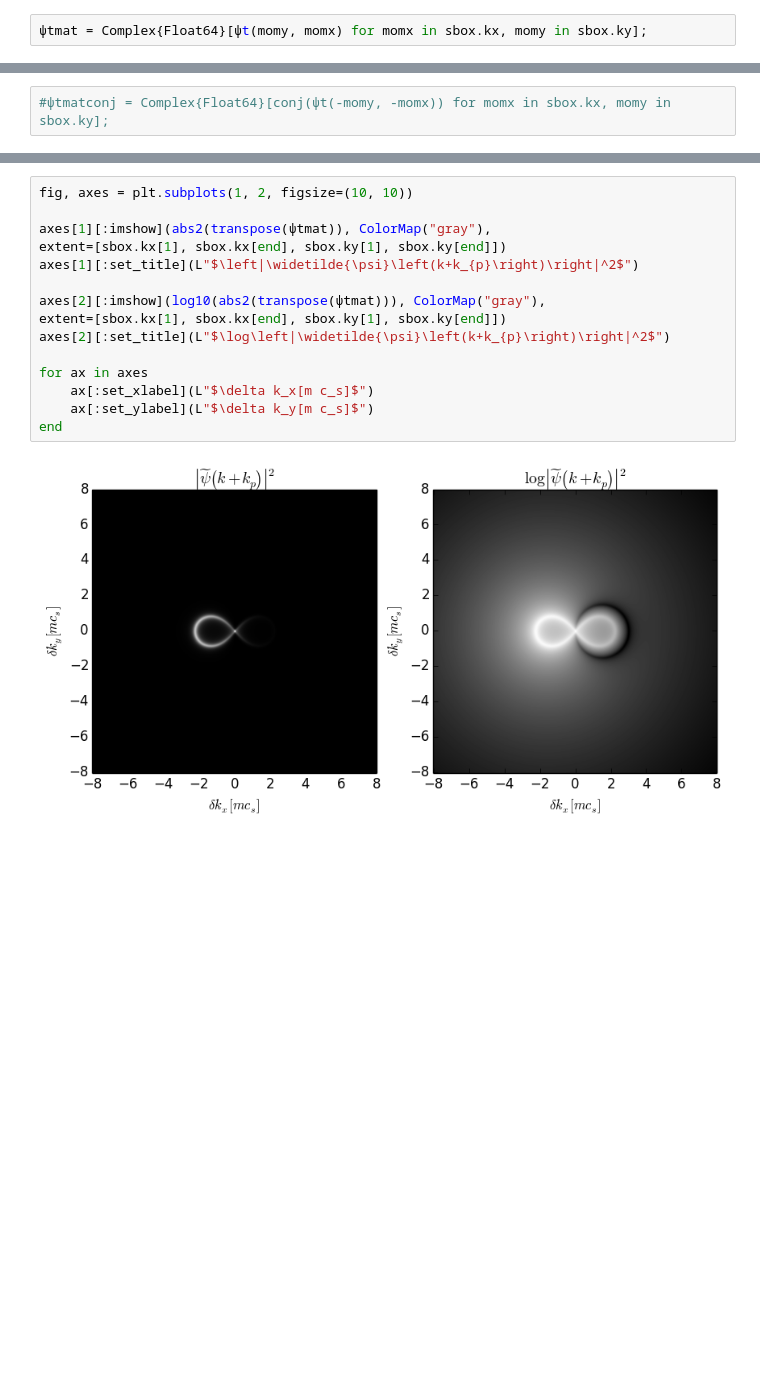
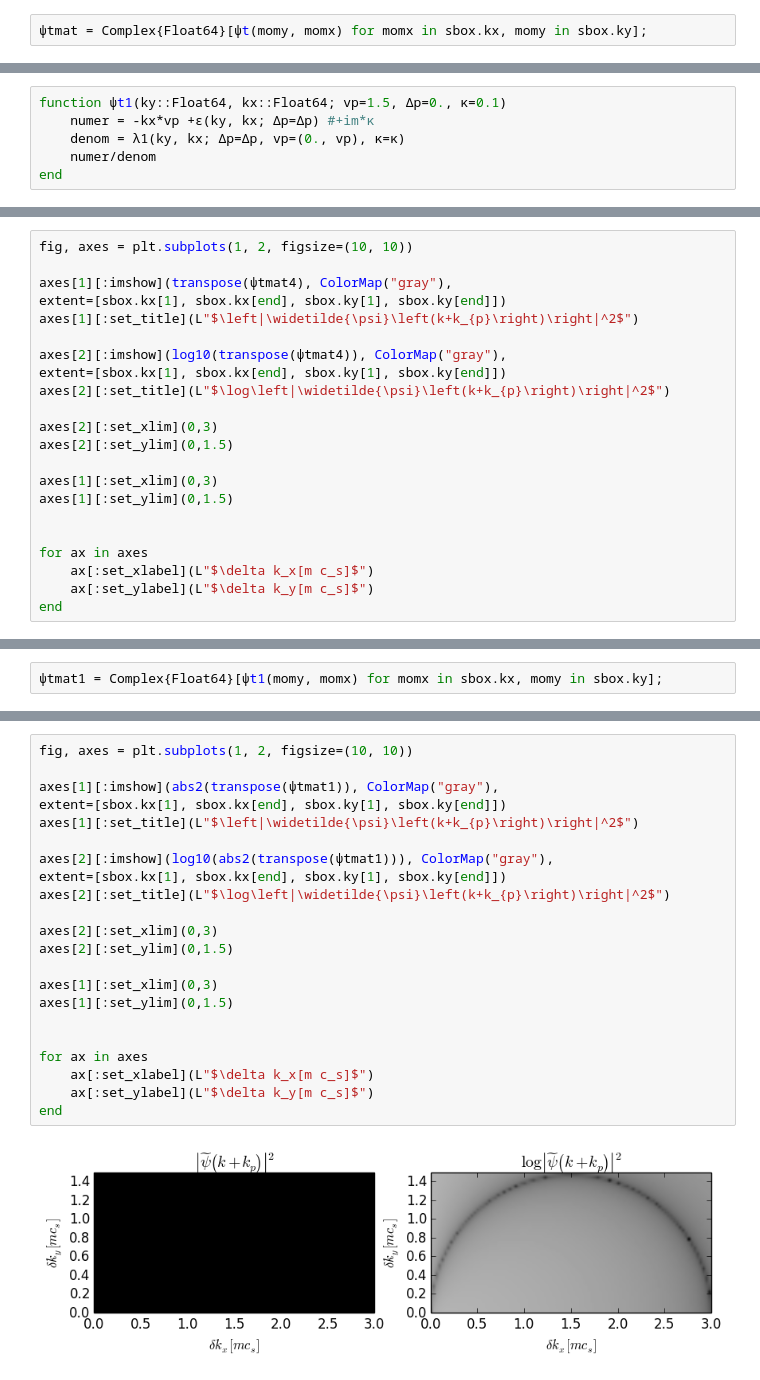
Before and after one commit to berceanu/notebooks, a Jupyter notebook: julia/fano.ipynb, the cells around one changed output, grey strips where cells are left out. Cells and saved outputs as stored; diff of their text form; blank space fills up the shorter version.

```diff
--- a/julia/fano.ipynb
+++ b/julia/fano.ipynb
@@ -50,0 +82,6 @@ end
+# %%
+function ψt1(ky::Float64, kx::Float64; vp=1.5, Δp=0., κ=0.1)
+    numer = -kx*vp +ε(ky, kx; Δp=Δp) #+im*κ
+    denom = λ1(ky, kx; Δp=Δp, vp=(0., vp), κ=κ)
+    numer/denom
+end
@@ -50,0 +156,22 @@ end
+# %%
+fig, axes = plt.subplots(1, 2, figsize=(10, 10))
+
+axes[1][:imshow](transpose(ψtmat4), ColorMap("gray"),
+extent=[sbox.kx[1], sbox.kx[end], sbox.ky[1], sbox.ky[end]])
+axes[1][:set_title](L"$\left|\widetilde{\psi}\left(k+k_{p}\right)\right|^2$")
+
+axes[2][:imshow](log10(transpose(ψtmat4)), ColorMap("gray"),
+extent=[sbox.kx[1], sbox.kx[end], sbox.ky[1], sbox.ky[end]])
+axes[2][:set_title](L"$\log\left|\widetilde{\psi}\left(k+k_{p}\right)\right|^2$")
+
+axes[2][:set_xlim](0,3)
+axes[2][:set_ylim](0,1.5)
+
+axes[1][:set_xlim](0,3)
+axes[1][:set_ylim](0,1.5)
+
+
+for ax in axes
+    ax[:set_xlabel](L"$\delta k_x[m c_s]$")
+    ax[:set_ylabel](L"$\delta k_y[m c_s]$")
+end
@@ -51,2 +180,2 @@ end
 # %%
-#ψtmatconj = Complex{Float64}[conj(ψt(-momy, -momx)) for momx in sbox.kx, momy in sbox.ky];
+ψtmat1 = Complex{Float64}[ψt1(momy, momx) for momx in sbox.kx, momy in sbox.ky];
@@ -57,17 +182,24 @@ end
 # %%
 fig, axes = plt.subplots(1, 2, figsize=(10, 10))
 
-axes[1][:imshow](abs2(transpose(ψtmat)), ColorMap("gray"),
+axes[1][:imshow](abs2(transpose(ψtmat1)), ColorMap("gray"),
 extent=[sbox.kx[1], sbox.kx[end], sbox.ky[1], sbox.ky[end]])
 axes[1][:set_title](L"$\left|\widetilde{\psi}\left(k+k_{p}\right)\right|^2$")
 
-axes[2][:imshow](log10(abs2(transpose(ψtmat))), ColorMap("gray"),
+axes[2][:imshow](log10(abs2(transpose(ψtmat1))), ColorMap("gray"),
 extent=[sbox.kx[1], sbox.kx[end], sbox.ky[1], sbox.ky[end]])
 axes[2][:set_title](L"$\log\left|\widetilde{\psi}\left(k+k_{p}\right)\right|^2$")
+
+axes[2][:set_xlim](0,3)
+axes[2][:set_ylim](0,1.5)
+
+axes[1][:set_xlim](0,3)
+axes[1][:set_ylim](0,1.5)
+
 
 for ax in axes
     ax[:set_xlabel](L"$\delta k_x[m c_s]$")
     ax[:set_ylabel](L"$\delta k_y[m c_s]$")
 end
 # %% [output]
-[figure, old version]
+[figure, new version]
```
Also changed, not shown: parts of 21 cells of this notebook, 1 other file.
